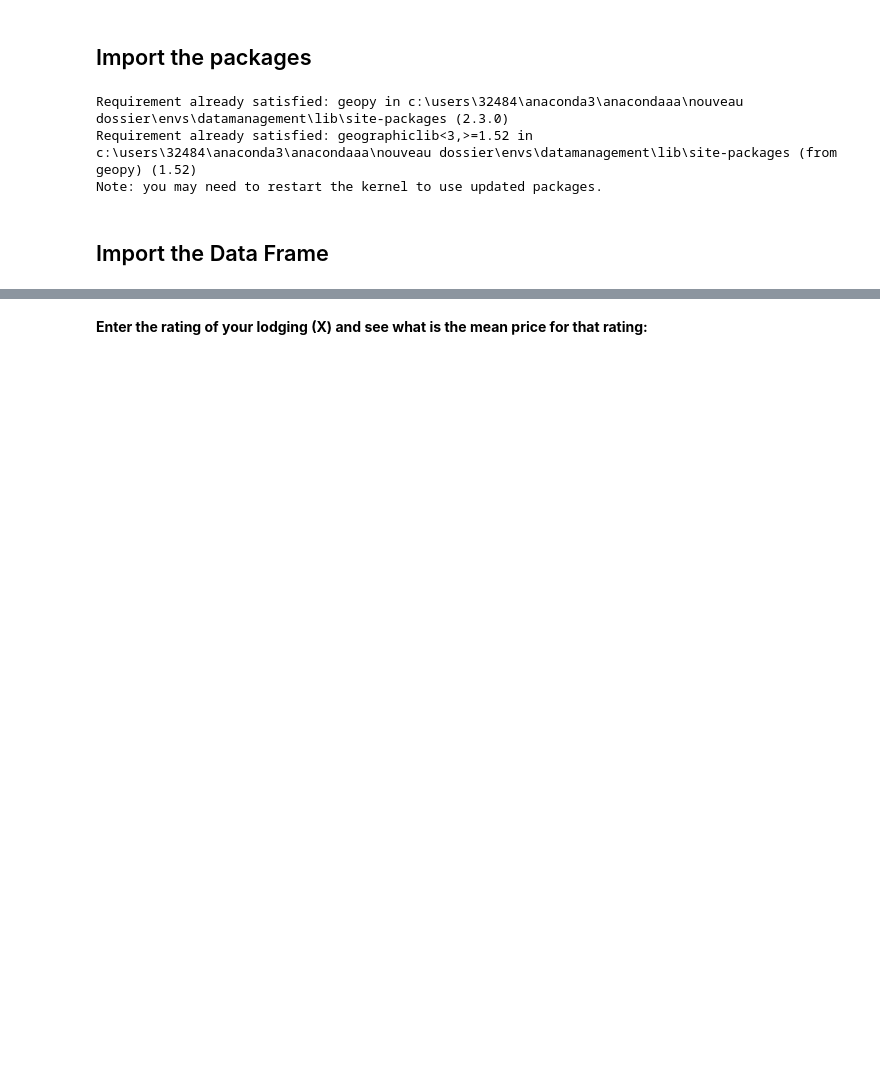
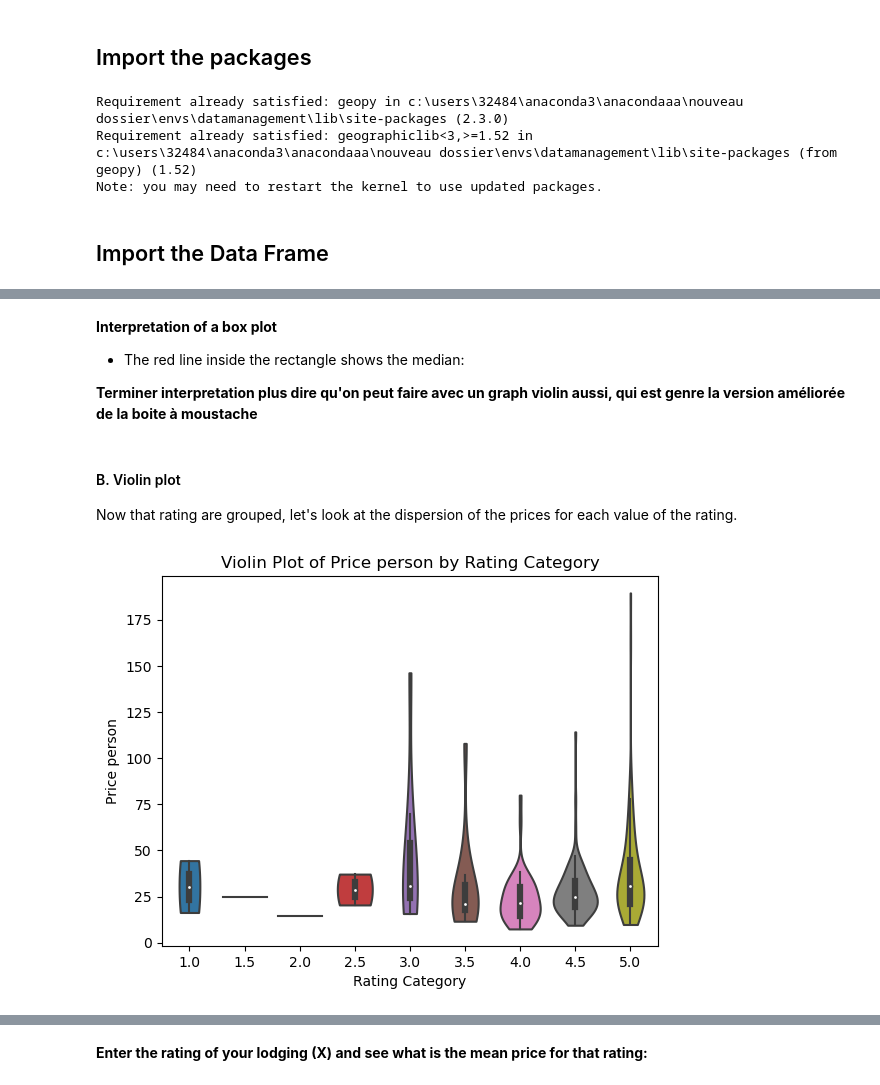
Before and after one commit to paulinecolle/Project-data, a Jupyter notebook: Visualisation.ipynb, the cells around one changed output, grey strips where cells are left out. Cells and saved outputs as stored; diff of their text form; code cells hidden in the pictures; blank space fills up the shorter version.

```diff
--- a/Visualisation.ipynb
+++ b/Visualisation.ipynb
@@ -217,0 +173,19 @@ plt.show()
+# %% [markdown]
+**Interpretation of a box plot**
+- The red line inside the rectangle shows the median:
+
+**Terminer interpretation plus dire qu'on peut faire avec un graph violin aussi, qui est genre la version améliorée de la boite à moustache**
+# %% [markdown]
+#### B. Violin plot
+
+Now that rating are grouped, let's look at the dispersion of the prices for each value of the rating.
+# %%
+filtered_df = df[df['Rating Category'] != 0]
+
+sns.violinplot(data=filtered_df, x='Rating Category', y='Price person',cut=0)
+plt.xlabel('Rating Category')
+plt.ylabel('Price person')
+plt.title('Violin Plot of Price person by Rating Category')
+plt.show()
+# %% [output]
+[figure, added]
```
Also changed, not shown: parts of 46 cells of this notebook.
